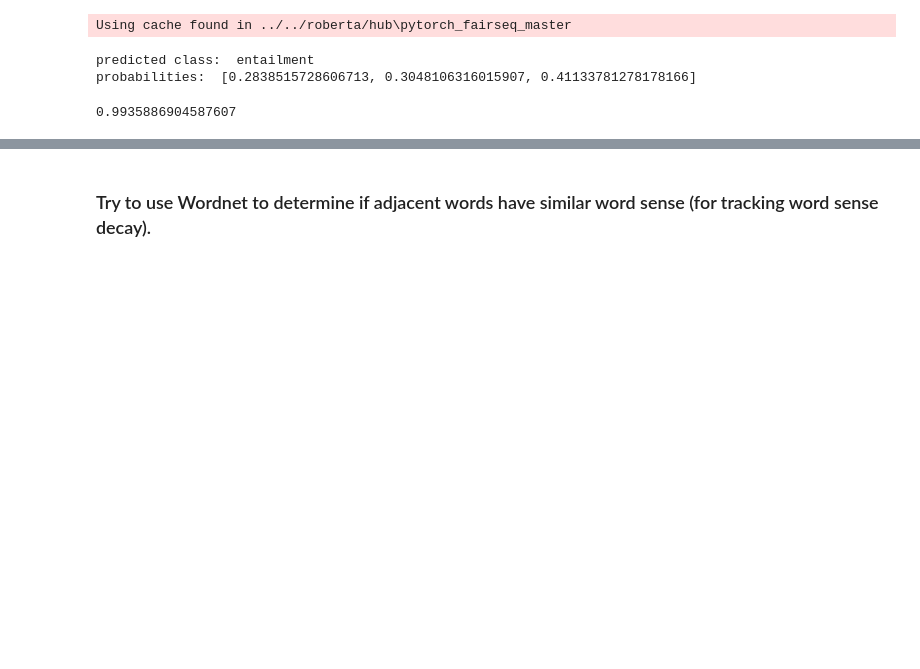
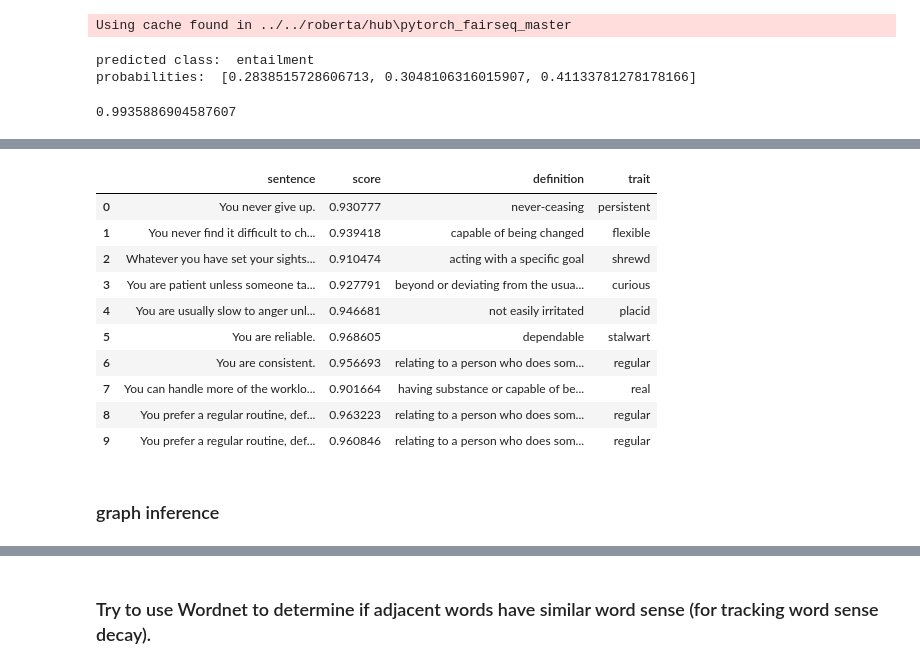
Before and after one commit to llmhyy/comments_summarization, a Jupyter notebook: src/kg_inference_wordsapi.ipynb, the cells around one changed output, grey strips where cells are left out. Cells and saved outputs as stored; diff of their text form; code cells hidden in the pictures; blank space fills up the shorter version.

```diff
--- a/src/kg_inference_wordsapi.ipynb
+++ b/src/kg_inference_wordsapi.ipynb
@@ -217,0 +214,6 @@ entailment_score(predictor, s1, s2)
+# %%
+sentences = list()
+for k,v in data_dict.items():
+    for sent in v:
+        sentences.append(sent)
+len(sentences)
@@ -217,0 +222,3 @@ entailment_score(predictor, s1, s2)
+# %%
+sentences_df = pd.DataFrame(data=sentences, columns=["sentence"])
+sentences_df.head()
@@ -217,0 +232,4 @@ entailment_score(predictor, s1, s2)
+# %%
+with open('../data/yihao_traits_defs.json', 'r') as f:
+    def_dict = json.load(f)
+def_dict
@@ -217,0 +258,22 @@ entailment_score(predictor, s1, s2)
+# %%
+from datetime import datetime
+now = datetime.now().time()
+print(now)
+results = list()
+for sent in sentences_df[20:47]['sentence']:
+    max_score = 0
+    max_sent = None
+    max_trait = None
+    for k, v in def_dict.items():
+        for defn in v:
+            score = entailment_score(predictor, sent, defn)
+            if score > max_score:
+                max_score = score
+                max_defn = defn
+                max_trait = k
+    results.append([sent, max_score, max_defn, max_trait])
+    now = datetime.now().time()
+    print(now)
+
+results_df = pd.DataFrame(data=results, columns=['sentence', 'score', 'definition', 'trait'])
+results_df.to_csv("../data/roberta_entailment_similarity_Astro1_decomposed_clean_pt3.csv")
@@ -218,3 +298,19 @@ entailment_score(predictor, s1, s2)
+# %%
+results_df
+# %% [output]
+|  | sentence | score | definition | trait |
+| 0 | You never give up. | 0.930777 | never-ceasing | persistent |
+| 1 | You never find it difficult to ch... | 0.939418 | capable of being changed | flexible |
+| 2 | Whatever you have set your sights... | 0.910474 | acting with a specific goal | shrewd |
+| 3 | You are patient unless someone ta... | 0.927791 | beyond or deviating from the usua... | curious |
+| 4 | You are usually slow to anger unl... | 0.946681 | not easily irritated | placid |
+| 5 | You are reliable. | 0.968605 | dependable | stalwart |
+| 6 | You are consistent. | 0.956693 | relating to a person who does som... | regular |
+| 7 | You can handle more of the worklo... | 0.901664 | having substance or capable of be... | real |
+| 8 | You prefer a regular routine, def... | 0.963223 | relating to a person who does som... | regular |
+| 9 | You prefer a regular routine, def... | 0.960846 | relating to a person who does som... | regular |
+# %% [markdown]
+### graph inference
 # %%
 def get_paths_of_weights(G, paths_list):
     """
```
Also changed, not shown: parts of 25 cells of this notebook.
